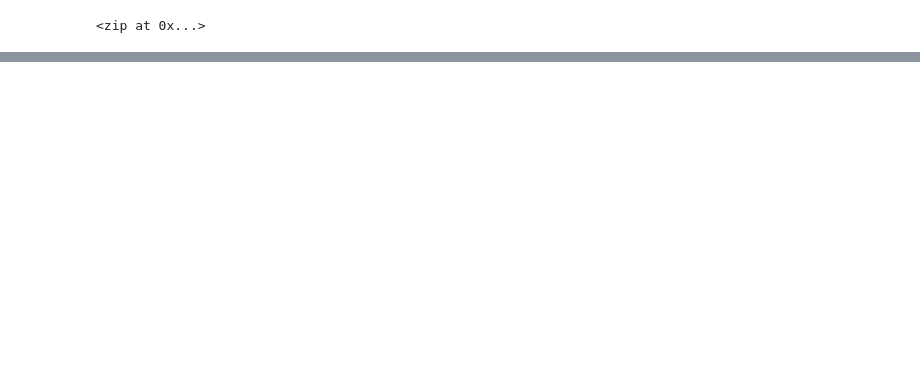
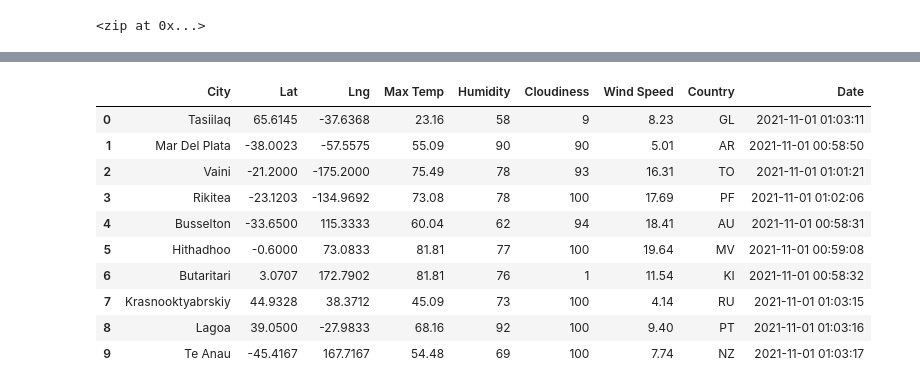
Before and after one commit to Shiapum/World_Weather_Analysis, a Jupyter notebook: WeatherPy.ipynb, the cells around one changed output, grey strips where cells are left out. Drawn from its saved outputs; the diff is of its cells as text; code cells hidden in the pictures; blank space fills up the shorter version.

```diff
--- a/WeatherPy.ipynb
+++ b/WeatherPy.ipynb
@@ -31,0 +38,9 @@ len(cities)
+# %%
+# Starting URL for Weather Map API Call.
+url = "https://api.openweathermap.org/data/2.5/weather?"
+
+#Create an endpoint URL for a city
+appid = weather_api_key
+units = "imperial"
+url = url + "appid=" + appid +"&units=" + units
+## city_url = url + "q=" + city + "&units="+ units + "&appid=" + appid
@@ -31,0 +128,16 @@ len(cities)
+# %%
+# Convert the array of dictionaries to a Pandas DataFrame.
+city_data_df = pd.DataFrame(city_data)
+city_data_df.head(10)
+# %% [output]
+|  | City | Lat | Lng | Max Temp | Humidity | Cloudiness | Wind Speed | Country | Date |
+| 0 | Tasiilaq | 65.6145 | -37.6368 | 23.16 | 58 | 9 | 8.23 | GL | 2021-11-01 01:03:11 |
+| 1 | Mar Del Plata | -38.0023 | -57.5575 | 55.09 | 90 | 90 | 5.01 | AR | 2021-11-01 00:58:50 |
+| 2 | Vaini | -21.2000 | -175.2000 | 75.49 | 78 | 93 | 16.31 | TO | 2021-11-01 01:01:21 |
+| 3 | Rikitea | -23.1203 | -134.9692 | 73.08 | 78 | 100 | 17.69 | PF | 2021-11-01 01:02:06 |
+| 4 | Busselton | -33.6500 | 115.3333 | 60.04 | 62 | 94 | 18.41 | AU | 2021-11-01 00:58:31 |
+| 5 | Hithadhoo | -0.6000 | 73.0833 | 81.81 | 77 | 100 | 19.64 | MV | 2021-11-01 00:59:08 |
+| 6 | Butaritari | 3.0707 | 172.7902 | 81.81 | 76 | 1 | 11.54 | KI | 2021-11-01 00:58:32 |
+| 7 | Krasnooktyabrskiy | 44.9328 | 38.3712 | 45.09 | 73 | 100 | 4.14 | RU | 2021-11-01 01:03:15 |
+| 8 | Lagoa | 39.0500 | -27.9833 | 68.16 | 92 | 100 | 9.40 | PT | 2021-11-01 01:03:16 |
+| 9 | Te Anau | -45.4167 | 167.7167 | 54.48 | 69 | 100 | 7.74 | NZ | 2021-11-01 01:03:17 |
```
Also changed, not shown: parts of 5 cells of this notebook, 2 other files.
